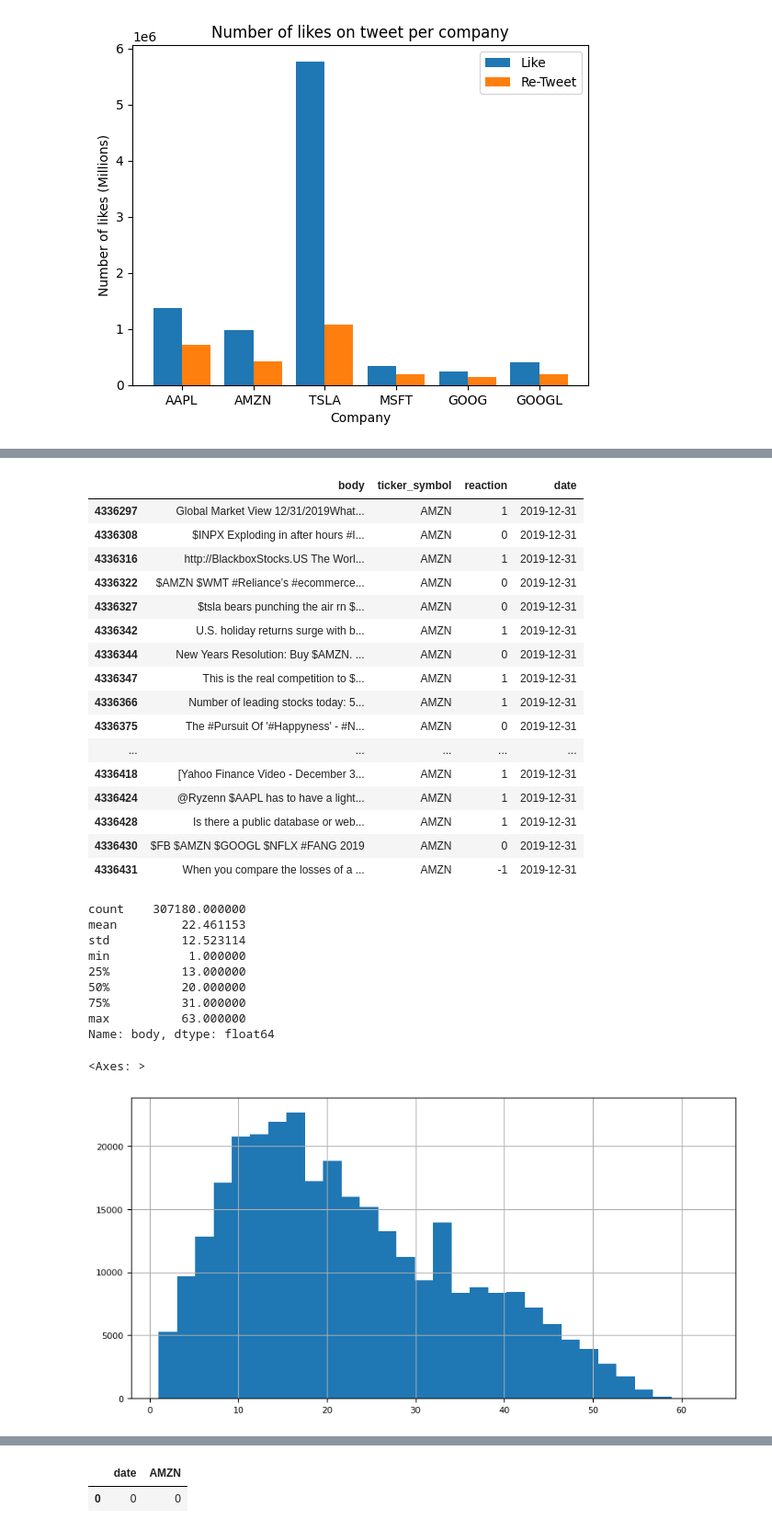
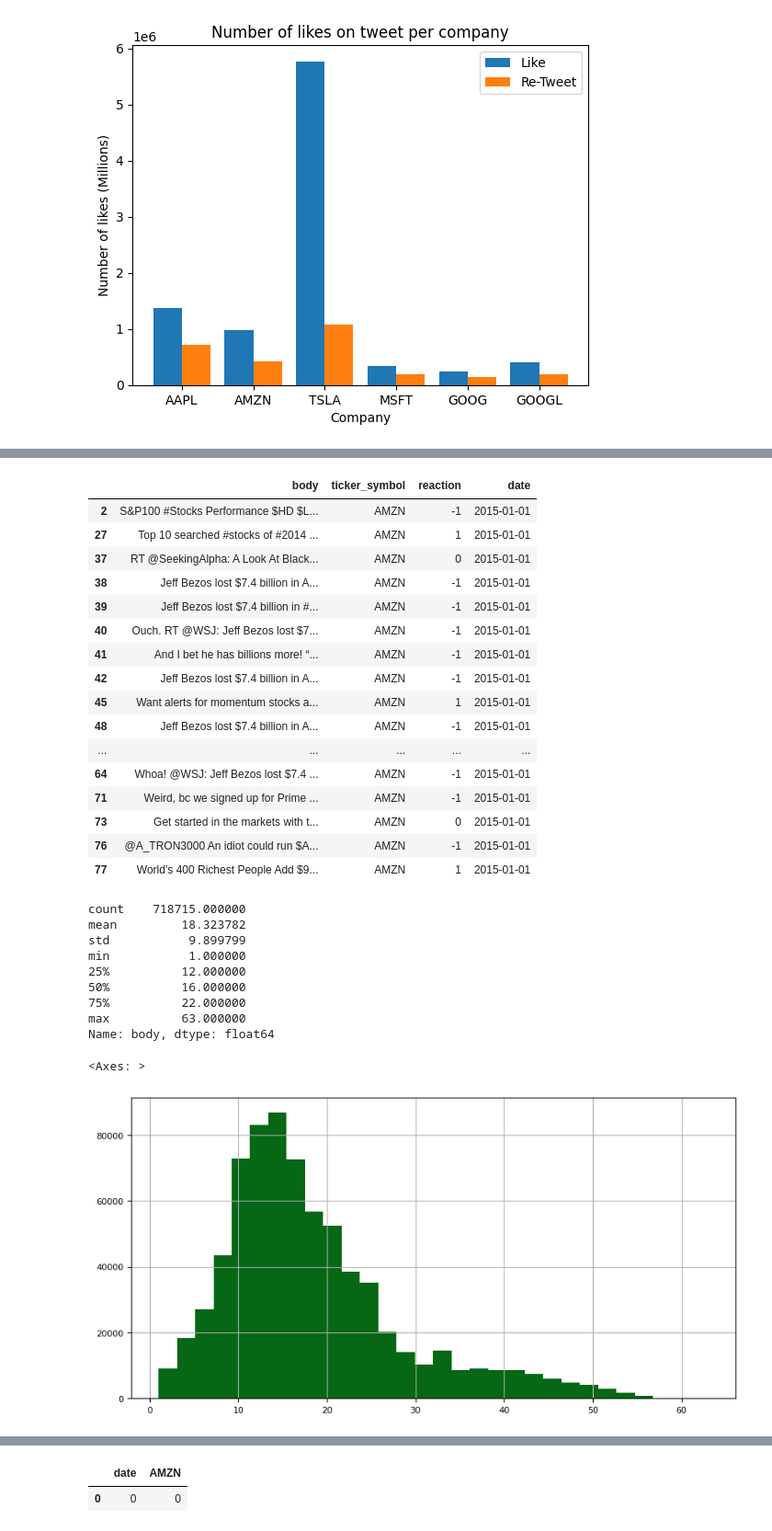
Before and after one commit to Karl-Gilmartin/Twitter-NASDAQ, a Jupyter notebook: ref_main.ipynb, the cells around one changed output, grey strips where cells are left out. Shown at 92% size. Cells and saved outputs as stored; diff of their text form; code cells hidden in the pictures.

```diff
--- a/ref_main.ipynb
+++ b/ref_main.ipynb
@@ -377,7 +404,8 @@ result.tail()
 | 4336443 | 1212160410692046849 | I don't discriminate. I own both ... | 1 | 0 | 1 | MSFT | 0 | 2019-12-31 |
 | 4336444 | 1212160477159206912 | $AAPL #patent 10,522,475 Vertical... | 0 | 0 | 0 | AAPL | 0 | 2019-12-31 |
 # %%
-df = (result.loc[(result['date'] >= datetime(2018, 1, 1).date()) & (result['date'] <= datetime(2020, 1, 1).date())])
+# df = (result.loc[(result['date'] >= datetime(2018, 1, 1).date()) & (result['date'] <= datetime(2020, 1, 1).date())])
+df = result
 df.tail()
 df_reduce = df
 df_reduce = df_reduce.drop('tweet_id', axis=1)
@@ -387,43 +415,43 @@ df_reduce = df_reduce.drop('like_num', axis=1)
 # %%
 df_reduce = df_reduce.loc[df_reduce['ticker_symbol'] == 'AMZN']
 # %%
-df_reduce.tail(20)
+df_reduce.head(20)
 # %% [output]
 |  | body | ticker_symbol | reaction | date |
-| 4336297 | Global Market View 12/31/2019What... | AMZN | 1 | 2019-12-31 |
-| 4336308 | $INPX Exploding in after hours #I... | AMZN | 0 | 2019-12-31 |
-| 4336316 | http://BlackboxStocks.US The Worl... | AMZN | 1 | 2019-12-31 |
-| 4336322 | $AMZN $WMT #Reliance’s #ecommerce... | AMZN | 0 | 2019-12-31 |
-| 4336327 | $tsla bears punching the air rn $... | AMZN | 0 | 2019-12-31 |
-| 4336342 | U.S. holiday returns surge with b... | AMZN | 1 | 2019-12-31 |
-| 4336344 | New Years Resolution: Buy $AMZN. ... | AMZN | 0 | 2019-12-31 |
-| 4336347 | This is the real competition to $... | AMZN | 1 | 2019-12-31 |
-| 4336366 | Number of leading stocks today: 5... | AMZN | 1 | 2019-12-31 |
-| 4336375 | The #Pursuit Of '#Happyness' - #N... | AMZN | 0 | 2019-12-31 |
+| 2 | S&P100 #Stocks Performance $HD $L... | AMZN | -1 | 2015-01-01 |
+| 27 | Top 10 searched #stocks of #2014 ... | AMZN | 1 | 2015-01-01 |
+| 37 | RT @SeekingAlpha: A Look At Black... | AMZN | 0 | 2015-01-01 |
+| 38 | Jeff Bezos lost $7.4 billion in A... | AMZN | -1 | 2015-01-01 |
+| 39 | Jeff Bezos lost $7.4 billion in #... | AMZN | -1 | 2015-01-01 |
+| 40 | Ouch. RT @WSJ: Jeff Bezos lost $7... | AMZN | -1 | 2015-01-01 |
+| 41 | And I bet he has billions more! “... | AMZN | -1 | 2015-01-01 |
+| 42 | Jeff Bezos lost $7.4 billion in A... | AMZN | -1 | 2015-01-01 |
+| 45 | Want alerts for momentum stocks a... | AMZN | 1 | 2015-01-01 |
+| 48 | Jeff Bezos lost $7.4 billion in A... | AMZN | -1 | 2015-01-01 |
 | ... | ... | ... | ... | ... |
-| 4336418 | [Yahoo Finance Video - December 3... | AMZN | 1 | 2019-12-31 |
-| 4336424 | @Ryzenn $AAPL has to have a light... | AMZN | 1 | 2019-12-31 |
-| 4336428 | Is there a public database or web... | AMZN | 1 | 2019-12-31 |
-| 4336430 | $FB $AMZN $GOOGL $NFLX #FANG 2019 | AMZN | 0 | 2019-12-31 |
-| 4336431 | When you compare the losses of a ... | AMZN | -1 | 2019-12-31 |
+| 64 | Whoa! @WSJ: Jeff Bezos lost $7.4 ... | AMZN | -1 | 2015-01-01 |
+| 71 | Weird, bc we signed up for Prime ... | AMZN | -1 | 2015-01-01 |
+| 73 | Get started in the markets with t... | AMZN | 0 | 2015-01-01 |
+| 76 | @A_TRON3000 An idiot could run $A... | AMZN | -1 | 2015-01-01 |
+| 77 | World’s 400 Richest People Add $9... | AMZN | 1 | 2015-01-01 |
 # %%
 body_len = df_reduce['body'].str.split().str.len()
 body_len.describe()
 # %% [output]
-count    307180.000000
-mean         22.461153
-std          12.523114
+count    718715.000000
+mean         18.323782
+std           9.899799
 min           1.000000
-25%          13.000000
-50%          20.000000
-75%          31.000000
+25%          12.000000
+50%          16.000000
+75%          22.000000
 max          63.000000
 Name: body, dtype: float64
 # %%
-body_len.hist(figsize=(10, 5), bins=30, xlabelsize=8, ylabelsize=8)
+body_len.hist(figsize=(10, 5), bins=30, xlabelsize=8, ylabelsize=8, color= "#066715")
 # %% [output]
 <Axes: >
-[figure, old version]
+[figure, new version]
 # %%
 df_reduce = df_reduce.reset_index(drop=True)
 df_reduce.to_csv('data.csv', index=False)
```
Also changed, not shown: parts of 54 cells of this notebook.
